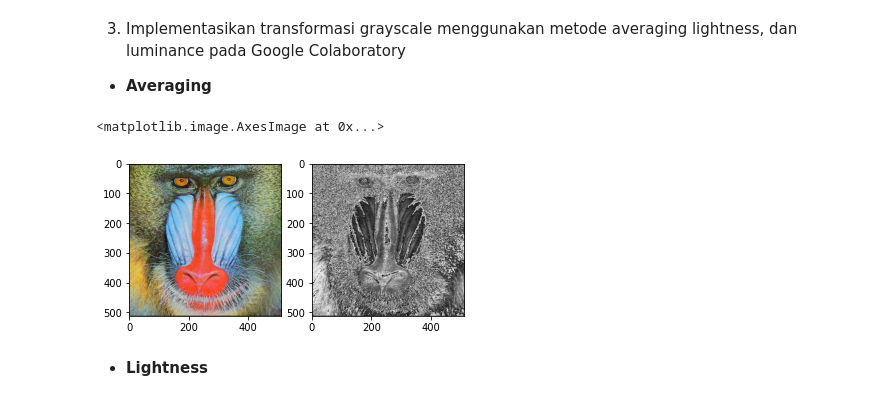
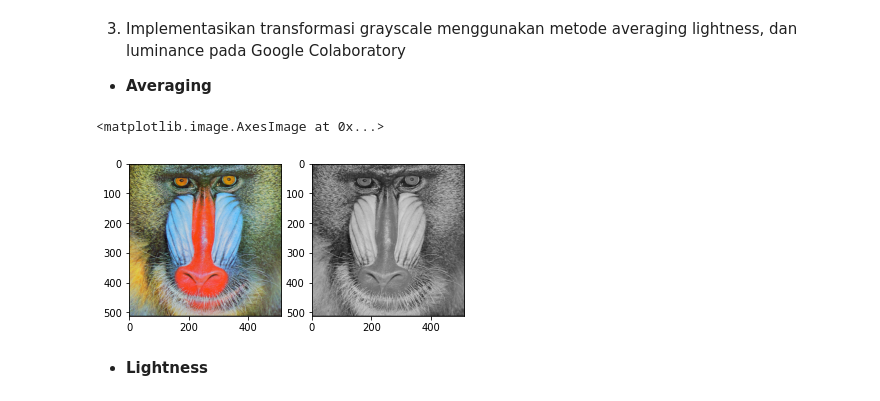
Before and after one commit to osykris/PCVK_1, a Jupyter notebook: Week3_tugas_osy.ipynb, the cells around one changed output. Drawn from its saved outputs; the diff is of its cells as text; code cells hidden in the pictures.

```diff
--- a/Week3_tugas_osy.ipynb
+++ b/Week3_tugas_osy.ipynb
@@ -111,18 +111,15 @@ Masukkan nilai kecerahan: 40
 *   **Averaging**
 # %%
 import matplotlib.pyplot as plt
-
-color_img = cv.cvtColor(cv.imread('/content/drive/MyDrive/mandrill.tiff'),cv.COLOR_BGR2RGB)
-R, G, B = color_img[:,:,0], color_img[:,:,1], color_img[:,:,2]
-
-gray_img = (R + G + B)/3
-
-f, axarr = plt.subplots(1,2)
-axarr[0].imshow(color_img)
-axarr[1].imshow(gray_img, cmap='gray')
+color_img = cv.imread('/content/drive/MyDrive/mandrill.tiff')
+color_rgb = cv.cvtColor(color_img, cv.COLOR_BGR2RGB)
+color_img[:] = color_img.mean(axis = -1, keepdims = 1)
+fig, ax = plt.subplots(1,2)
+ax[0].imshow(color_rgb)
+ax[1].imshow(color_img)
 # %% [output]
 <matplotlib.image.AxesImage at 0x...>
-[figure, old version]
+[figure, new version]
 # %% [markdown]
 
 
```
